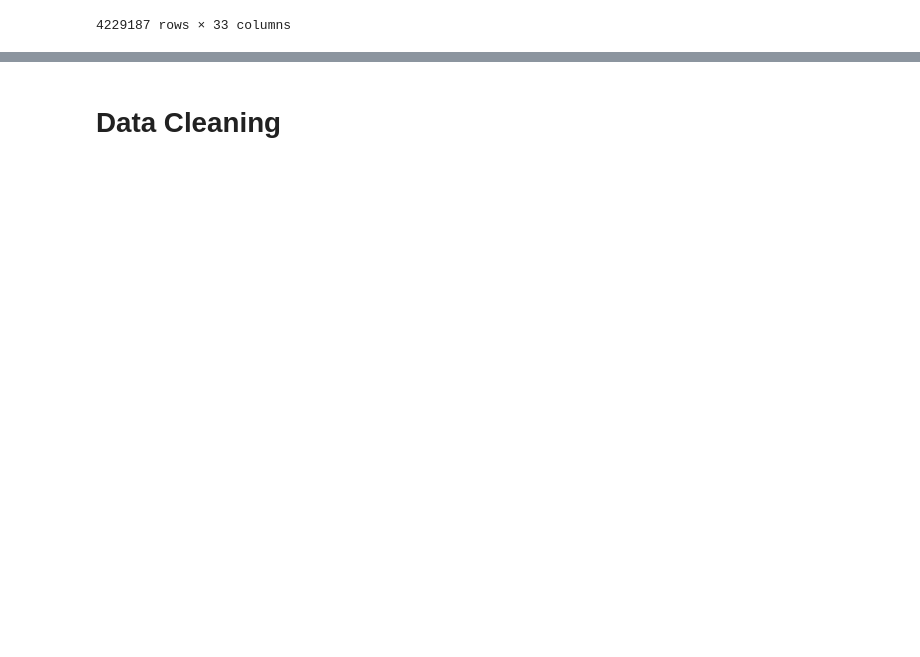
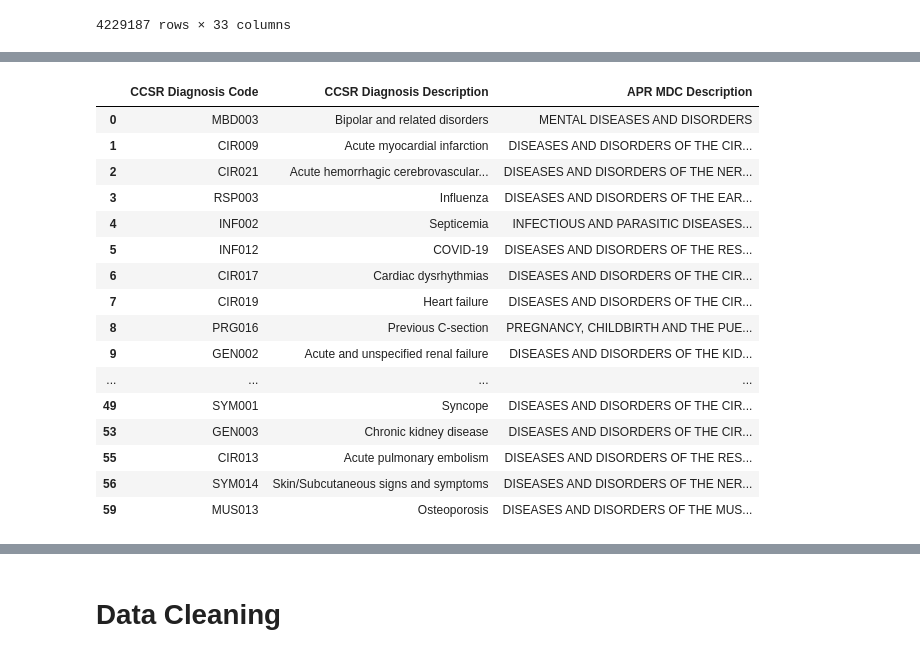
Before and after one commit to hamza0sama/DEPI_Final_Project, a Jupyter notebook: Cleaning.ipynb, the cells around one changed output, grey strips where cells are left out. Drawn from its saved outputs; the diff is of its cells as text; code cells hidden in the pictures; blank space fills up the shorter version.

```diff
--- a/Cleaning.ipynb
+++ b/Cleaning.ipynb
@@ -291,0 +254,23 @@ df
+# %%
+df[[    'CCSR Diagnosis Code',
+        'CCSR Diagnosis Description',
+        'APR MDC Description']
+].drop_duplicates().head(30)
+# %% [output]
+|  | CCSR Diagnosis Code | CCSR Diagnosis Description | APR MDC Description |
+| 0 | MBD003 | Bipolar and related disorders | MENTAL DISEASES AND DISORDERS |
+| 1 | CIR009 | Acute myocardial infarction | DISEASES AND DISORDERS OF THE CIR... |
+| 2 | CIR021 | Acute hemorrhagic cerebrovascular... | DISEASES AND DISORDERS OF THE NER... |
+| 3 | RSP003 | Influenza | DISEASES AND DISORDERS OF THE EAR... |
+| 4 | INF002 | Septicemia | INFECTIOUS AND PARASITIC DISEASES... |
+| 5 | INF012 | COVID-19 | DISEASES AND DISORDERS OF THE RES... |
+| 6 | CIR017 | Cardiac dysrhythmias | DISEASES AND DISORDERS OF THE CIR... |
+| 7 | CIR019 | Heart failure | DISEASES AND DISORDERS OF THE CIR... |
+| 8 | PRG016 | Previous C-section | PREGNANCY, CHILDBIRTH AND THE PUE... |
+| 9 | GEN002 | Acute and unspecified renal failure | DISEASES AND DISORDERS OF THE KID... |
+| ... | ... | ... | ... |
+| 49 | SYM001 | Syncope | DISEASES AND DISORDERS OF THE CIR... |
+| 53 | GEN003 | Chronic kidney disease | DISEASES AND DISORDERS OF THE CIR... |
+| 55 | CIR013 | Acute pulmonary embolism | DISEASES AND DISORDERS OF THE RES... |
+| 56 | SYM014 | Skin/Subcutaneous signs and symptoms | DISEASES AND DISORDERS OF THE NER... |
+| 59 | MUS013 | Osteoporosis | DISEASES AND DISORDERS OF THE MUS... |
```
Also changed, not shown: parts of 32 cells of this notebook, 1 other file.
